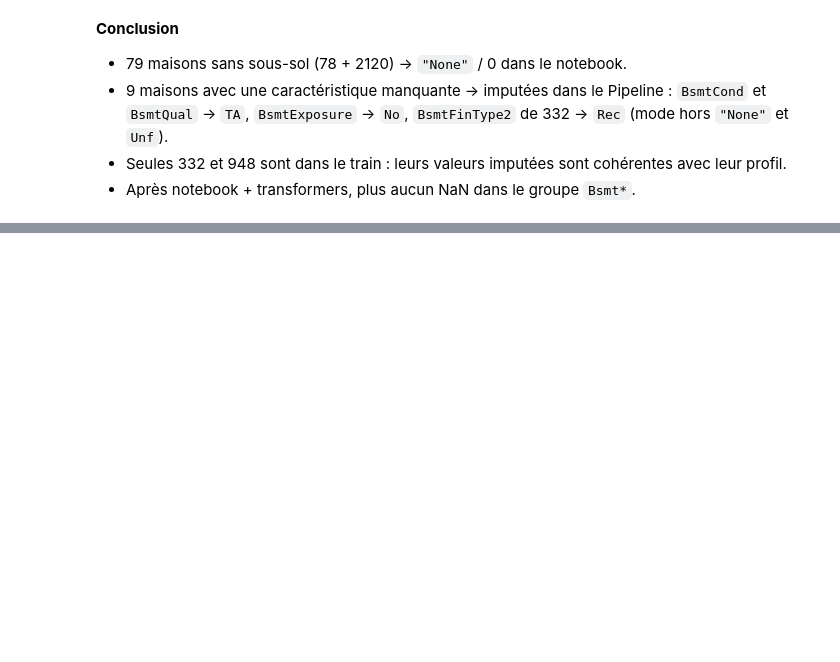
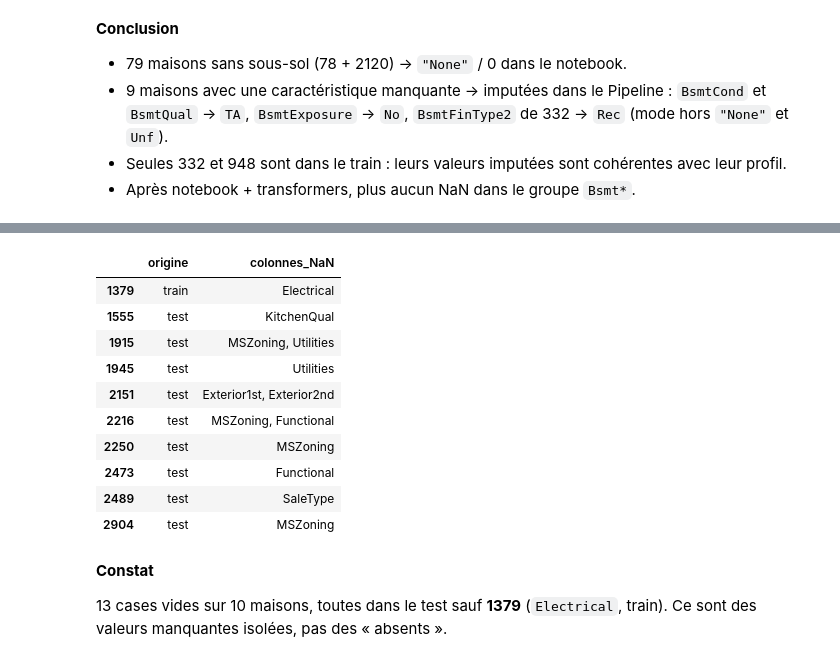
Before and after one commit to raybelpro77git/kaggle-house-prices, a Jupyter notebook: notebooks/01_eda.ipynb, the cells around one changed output, grey strips where cells are left out. Saved outputs shown, nothing was run; the diff lists cells and outputs as text; code cells hidden in the pictures; blank space fills up the shorter version.

Commit message:
Dernières valeurs manquantes (Utilities, Functional, modes) et bilan du traitement des NaN

```diff
--- a/notebooks/01_eda.ipynb
+++ b/notebooks/01_eda.ipynb
@@ -1526,10 +1526,10 @@ None     37
 Name: count, dtype: int64
 # %%
 # Imputation de BsmtExposure (No)
-mode_exposure = ModeImputer(target_col = "BsmtExposure")
-mode_exposure.fit(all_X.iloc[:n_train])
+mode_bsmt_exposure = ModeImputer(target_col = "BsmtExposure")
+mode_bsmt_exposure.fit(all_X.iloc[:n_train])
 
-res_bsmt = mode_exposure.transform(res_bsmt)
+res_bsmt = mode_bsmt_exposure.transform(res_bsmt)
 
 res_bsmt.loc[[948, 1487, 2348], "BsmtExposure"]
 # %% [output]
@@ -1566,11 +1566,11 @@ Name: count, dtype: int64
 `BsmtFinType2` (332, train) : `BsmtFinSF2 = 479` prouve qu'une 2e zone **aménagée** existe, donc ni `"None"` ni `Unf` (non aménagé). `ModeImputer` accepte désormais une **liste** de valeurs à exclure : le mode est calculé parmi les seuls types aménagés.
 # %%
 # Mode de BsmtFinType2 hors "None" et "Unf" -> type aménagé le plus fréquent
-mode_fintype2 = ModeImputer(target_col="BsmtFinType2", exclude_value=["None", "Unf"])
-mode_fintype2.fit(all_X.iloc[:n_train])
+mode_bsmt_fintype2 = ModeImputer(target_col="BsmtFinType2", exclude_value=["None", "Unf"])
+mode_bsmt_fintype2.fit(all_X.iloc[:n_train])
 
-res_bsmt = mode_fintype2.transform(res_bsmt)
-print(mode_fintype2.mode_)                  # attendu : Rec
+res_bsmt = mode_bsmt_fintype2.transform(res_bsmt)
+print(mode_bsmt_fintype2.mode_)                  # attendu : Rec
 print(res_bsmt.loc[332, "BsmtFinType2"])    # attendu : Rec
 # %% [output]
 Rec
@@ -1602,0 +1621,12 @@ dtype: int64
+# %%
+# NaN restants une fois appliqués les transformers déjà écrits (comme le fera le Pipeline)
+imputers = [imp_lotfrontage, mode_masvnrtype,                                 # LotFrontage, MasVnrType
+            imp_garage_area, imp_garage_cars, mode_garage_finish, mode_garage_qual, mode_garage_cond,   # Garage*
+            mode_bsmt_cond, mode_bsmt_qual, mode_bsmt_exposure, mode_bsmt_fintype2]  # Bsmt*
+
+res_all = all_X
+for imputer in imputers:
+    res_all = imputer.transform(res_all)
+
+na = res_all.isna().sum()
+na[na > 0].sort_values(ascending=False)
@@ -1602,0 +1643,4 @@ dtype: int64
+# %%
+# Motifs de NaN des colonnes restantes
+cols_restantes = na[na > 0].index.tolist()
+all_X[cols_restantes].isna().value_counts()
@@ -1602,0 +1660,26 @@ dtype: int64
+# %%
+# Récapitulatif : maisons concernées, origine et colonnes vides
+masque_na = all_X[cols_restantes].isna()
+lignes = all_X.index[masque_na.any(axis=1)]
+
+recap = pd.DataFrame({
+    "origine": ["train" if i < n_train else "test" for i in lignes],
+    "colonnes_NaN": [", ".join(masque_na.columns[masque_na.loc[i]]) for i in lignes],
+}, index=lignes)
+recap
+# %% [output]
+|  | origine | colonnes_NaN |
+| 1379 | train | Electrical |
+| 1555 | test | KitchenQual |
+| 1915 | test | MSZoning, Utilities |
+| 1945 | test | Utilities |
+| 2151 | test | Exterior1st, Exterior2nd |
+| 2216 | test | MSZoning, Functional |
+| 2250 | test | MSZoning |
+| 2473 | test | Functional |
+| 2489 | test | SaleType |
+| 2904 | test | MSZoning |
+# %% [markdown]
+**Constat**
+
+13 cases vides sur 10 maisons, toutes dans le test sauf **1379** (`Electrical`, train). Ce sont des valeurs manquantes isolées, pas des « absents ».
```
Also changed, not shown: parts of 27 cells of this notebook.
